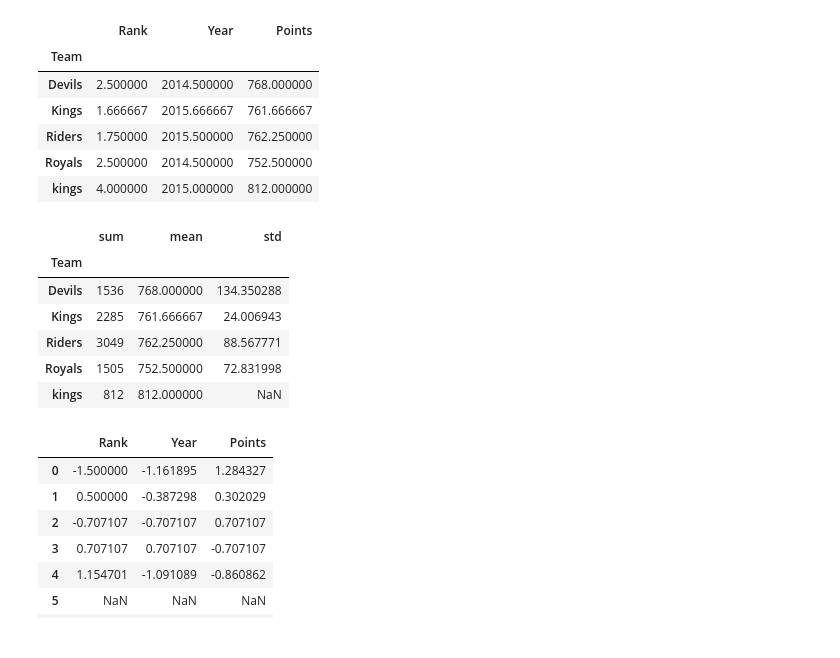
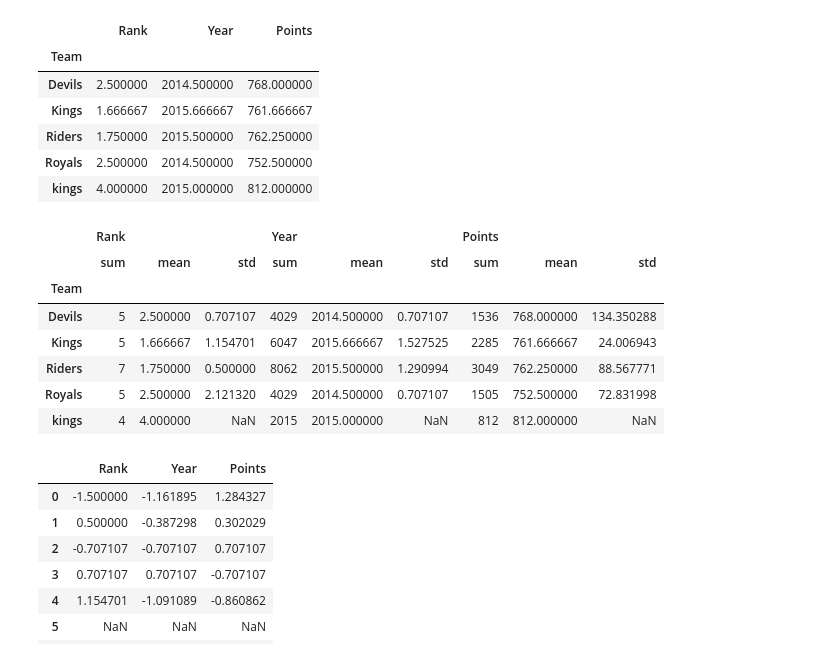
Before and after one commit to fastz123/4th_revolution, a Jupyter notebook: 4th_revolution-master/4th_revolution-master/bigdata/bigdata/home.selection/bigdata/Numpy_Pandas/pd2/7. GroupBy, Hierarchical index.ipynb, the cells around one changed output. Cells and saved outputs as stored; diff of their text form; code cells hidden in the pictures.

```diff
--- a/4th_revolution-master/4th_revolution-master/bigdata/bigdata/home.selection/bigdata/Numpy_Pandas/pd2/7. GroupBy, Hierarchical index.ipynb
+++ b/4th_revolution-master/4th_revolution-master/bigdata/bigdata/home.selection/bigdata/Numpy_Pandas/pd2/7. GroupBy, Hierarchical index.ipynb
@@ -207,15 +207,16 @@ grouped.agg(np.mean)
 | Royals | 2.500000 | 2014.500000 | 752.500000 |
 | kings | 4.000000 | 2015.000000 | 812.000000 |
 # %%
-grouped['Points'].agg([np.sum,np.mean,np.std])
+grouped.agg([np.sum,np.mean,np.std])
 # %% [output]
-|  | sum | mean | std |
-| Team |  |  |  |
-| Devils | 1536 | 768.000000 | 134.350288 |
-| Kings | 2285 | 761.666667 | 24.006943 |
-| Riders | 3049 | 762.250000 | 88.567771 |
-| Royals | 1505 | 752.500000 | 72.831998 |
-| kings | 812 | 812.000000 | NaN |
+|  | Rank |  |  | Year |  |  | Points |  |  |
+|  | sum | mean | std | sum | mean | std | sum | mean | std |
+| Team |  |  |  |  |  |  |  |  |  |
+| Devils | 5 | 2.500000 | 0.707107 | 4029 | 2014.500000 | 0.707107 | 1536 | 768.000000 | 134.350288 |
+| Kings | 5 | 1.666667 | 1.154701 | 6047 | 2015.666667 | 1.527525 | 2285 | 761.666667 | 24.006943 |
+| Riders | 7 | 1.750000 | 0.500000 | 8062 | 2015.500000 | 1.290994 | 3049 | 762.250000 | 88.567771 |
+| Royals | 5 | 2.500000 | 2.121320 | 4029 | 2014.500000 | 0.707107 | 1505 | 752.500000 | 72.831998 |
+| kings | 4 | 4.000000 | NaN | 2015 | 2015.000000 | NaN | 812 | 812.000000 | NaN |
 # %%
 score = lambda x: (x - x.mean()) / x.std()
 grouped.transform(score)
```
Also changed, not shown: 20 other files.
